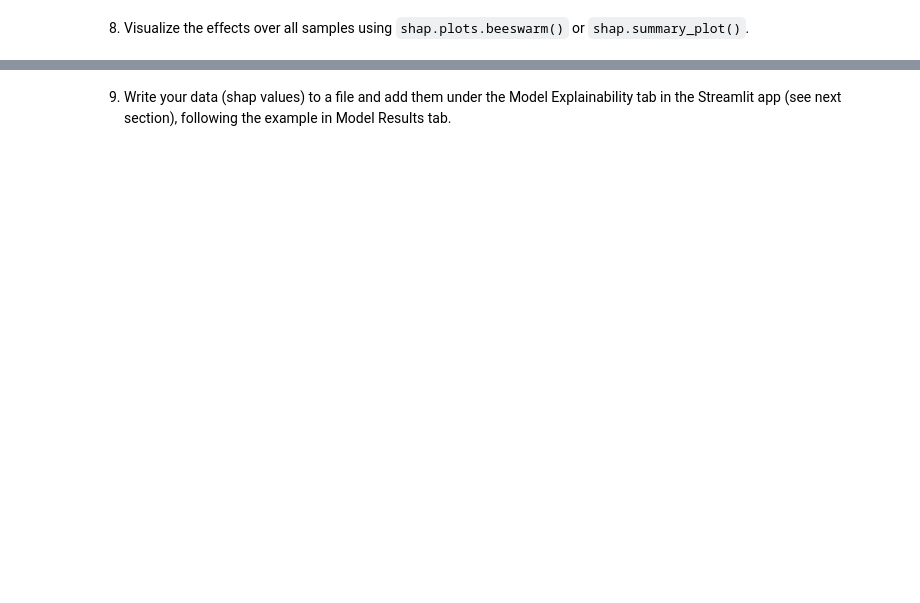
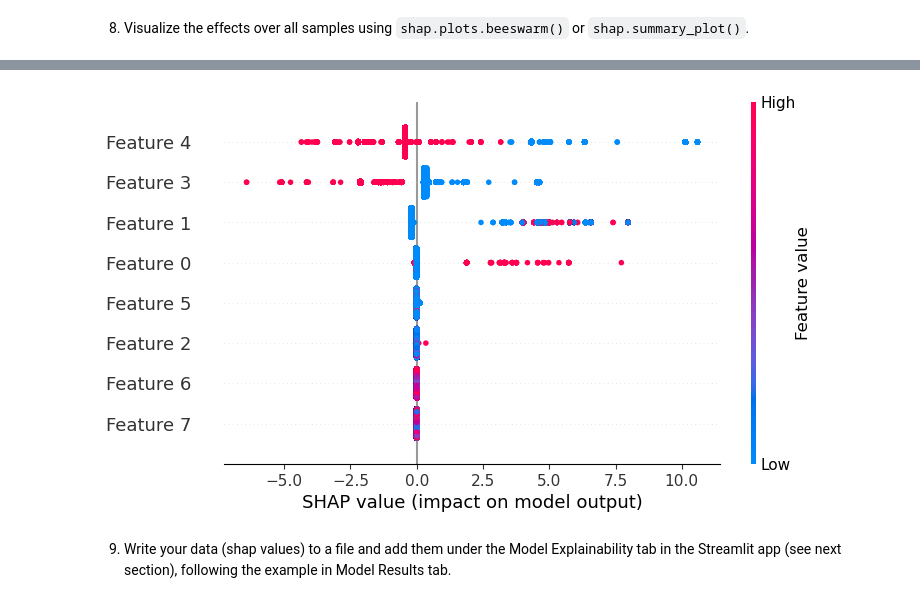
Before and after one commit to PedramPedram/MLE10, a Jupyter notebook: assignments/week-06-supervised-ml/nb/electronics-purchase-prediction.ipynb, the cells around one changed output, grey strips where cells are left out. Saved outputs shown, nothing was run; the diff lists cells and outputs as text; code cells hidden in the pictures; blank space fills up the shorter version.

```diff
--- a/assignments/week-06-supervised-ml/nb/electronics-purchase-prediction.ipynb
+++ b/assignments/week-06-supervised-ml/nb/electronics-purchase-prediction.ipynb
@@ -538,2 +570,8 @@ AttributeError: 'Explanation' object has no attribute 'describe'
+# %%
+%matplotlib inline
+
+shap.plots.beeswarm(shap_values)
+# %% [output]
+[figure, added]
 # %% [markdown]
 9. Write your data (shap values) to a file and add them under the Model Explainability tab in the Streamlit app (see next section), following the example in Model Results tab.
```
Also changed, not shown: parts of 15 cells of this notebook, 3 other files.
